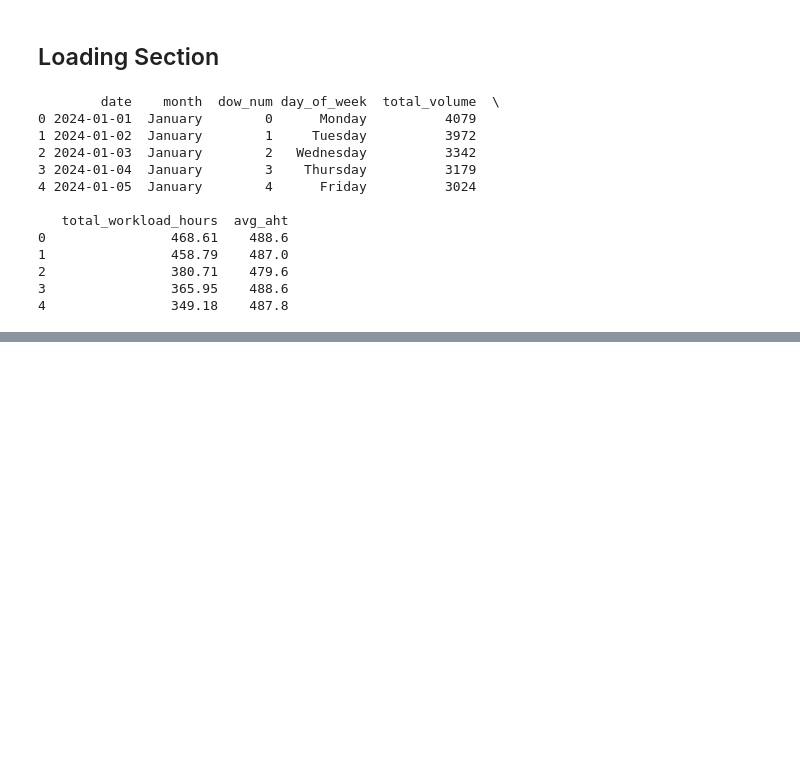
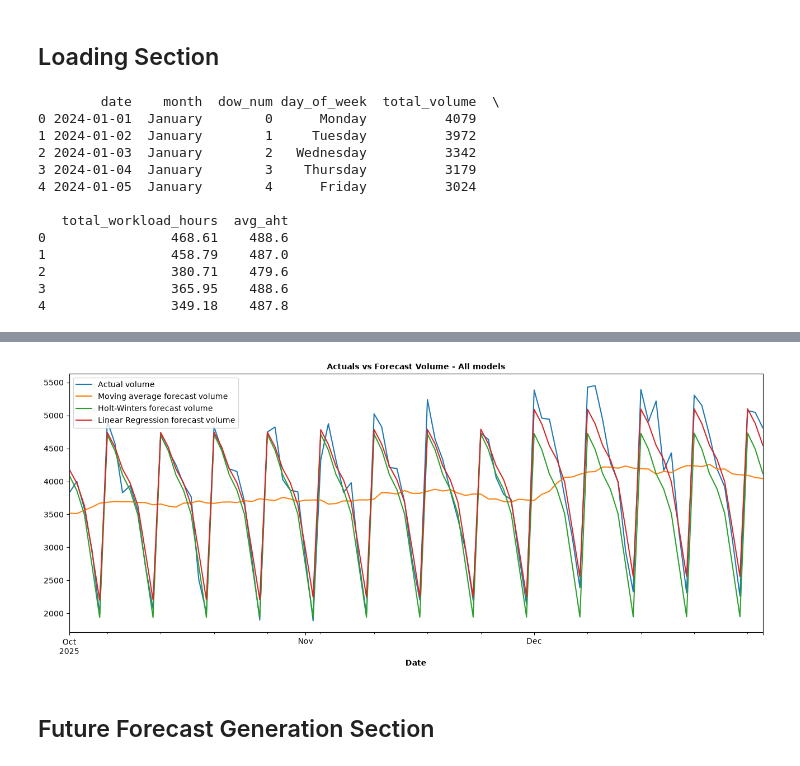
Before and after one commit to Ashish-Krishna-K/workforce_forecasting_and_capacity_planning_analytics, a Jupyter notebook: notebooks/02_forecasting.ipynb, the cells around one changed output, grey strips where cells are left out. Cells and saved outputs as stored; diff of their text form; code cells hidden in the pictures; blank space fills up the shorter version.

```diff
--- a/notebooks/02_forecasting.ipynb
+++ b/notebooks/02_forecasting.ipynb
@@ -74,0 +345,24 @@ Duplicate values:
+# %%
+testing_data.plot(
+    x='date',
+    y=[
+        'total_volume',
+        'moving_average_forecast',
+        'holt_winters_forecast',
+        'linear_regression_forecast'
+    ],
+    figsize=(16, 6)
+)
+plt.title('Actuals vs Forecast Volume - All models', fontsize=10, fontweight='bold')
+plt.xlabel('Date', fontweight='bold')
+plt.legend([
+    'Actual volume',
+    'Moving average forecast volume',
+    'Holt-Winters forecast volume',
+    'Linear Regression forecast volume'
+])
+plt.show()
+# %% [output]
+[figure, added]
+# %% [markdown]
+## Future Forecast Generation Section
```
Also changed, not shown: parts of 31 cells of this notebook.
